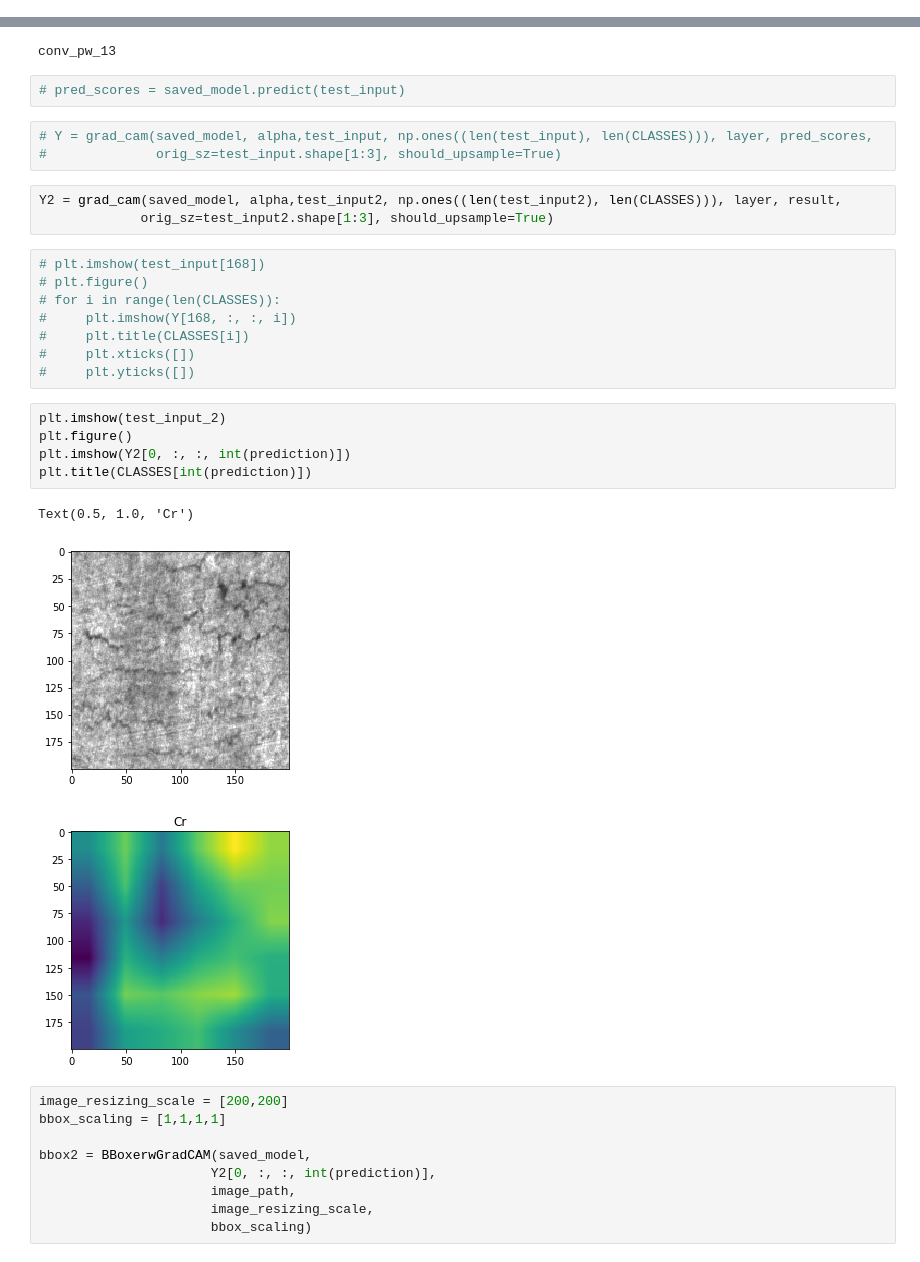
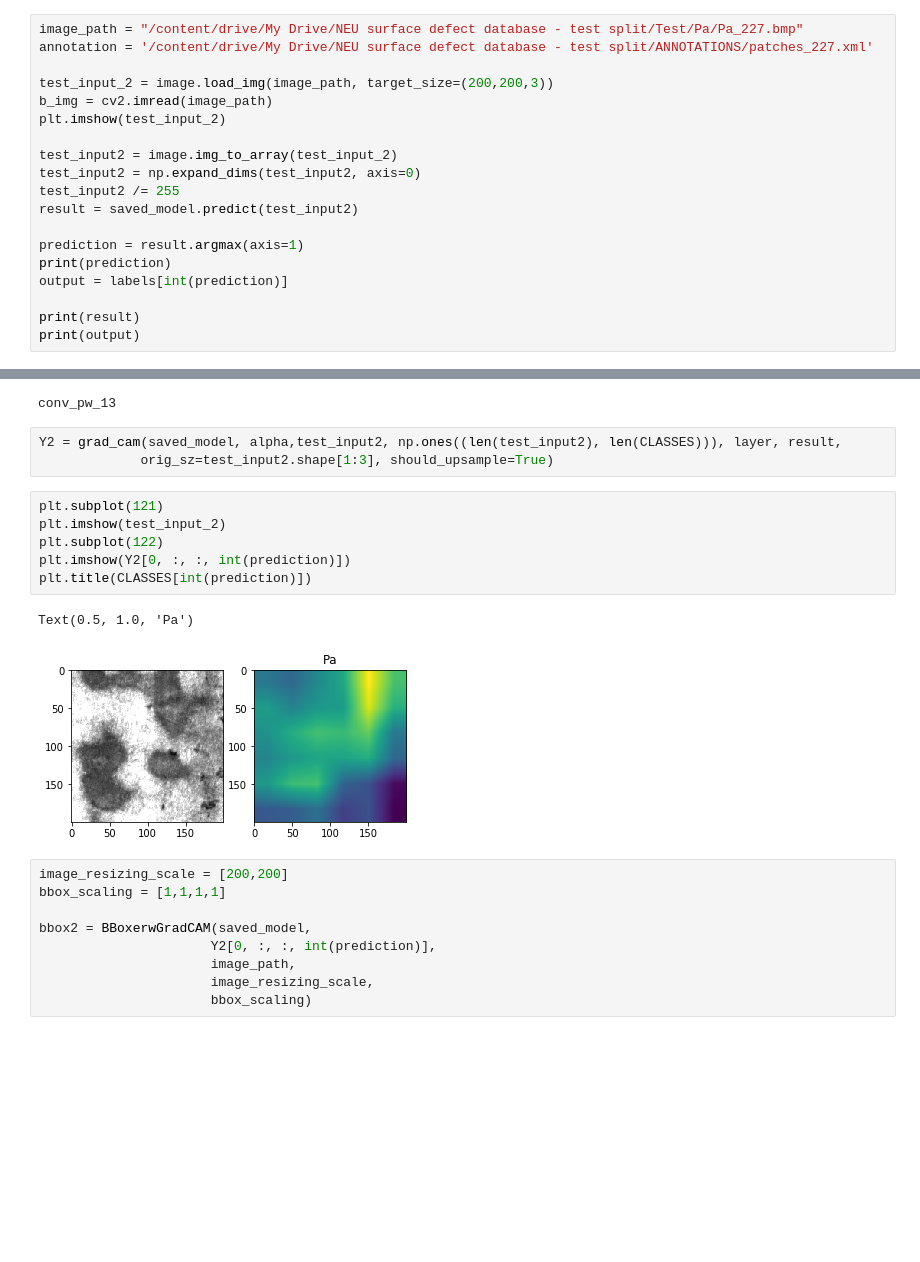
Before and after one commit to mahesh-sudhakar/NEU_XAI, a Jupyter notebook: xai_gradcam.ipynb, the cells around one changed output, grey strips where cells are left out. Cells and saved outputs as stored; diff of their text form; blank space fills up the shorter version.

```diff
--- a/xai_gradcam.ipynb
+++ b/xai_gradcam.ipynb
@@ -206,3 +180,22 @@ def grad_cam(input_model, weights, images, is_pass_threshold, final_layer, conf_
     else:
         cams = cams * np.expand_dims(np.expand_dims(is_pass_threshold, axis=1), axis=2)
     return cams
+# %%
+image_path = "/content/drive/My Drive/NEU surface defect database - test split/Test/Pa/Pa_227.bmp"
+annotation = '/content/drive/My Drive/NEU surface defect database - test split/ANNOTATIONS/patches_227.xml'
+
+test_input_2 = image.load_img(image_path, target_size=(200,200,3))
+b_img = cv2.imread(image_path)
+plt.imshow(test_input_2)
+
+test_input2 = image.img_to_array(test_input_2)
+test_input2 = np.expand_dims(test_input2, axis=0)
+test_input2 /= 255
+result = saved_model.predict(test_input2)
+
+prediction = result.argmax(axis=1)
+print(prediction)
+output = labels[int(prediction)]
+
+print(result)
+print(output)
@@ -317,31 +272,18 @@ print(alpha.shape)
 print(layer)
 # %% [output]
 conv_pw_13
-# %%
-# pred_scores = saved_model.predict(test_input)
-# %%
-# Y = grad_cam(saved_model, alpha,test_input, np.ones((len(test_input), len(CLASSES))), layer, pred_scores,
-#              orig_sz=test_input.shape[1:3], should_upsample=True)
 # %%
 Y2 = grad_cam(saved_model, alpha,test_input2, np.ones((len(test_input2), len(CLASSES))), layer, result,
              orig_sz=test_input2.shape[1:3], should_upsample=True)
-# %%
-# plt.imshow(test_input[168])
-# plt.figure()
-# for i in range(len(CLASSES)):
-#     plt.imshow(Y[168, :, :, i])
-#     plt.title(CLASSES[i])
-#     plt.xticks([])
-#     plt.yticks([])
 # %%
+plt.subplot(121)
 plt.imshow(test_input_2)
-plt.figure()
+plt.subplot(122)
 plt.imshow(Y2[0, :, :, int(prediction)])
 plt.title(CLASSES[int(prediction)])
 # %% [output]
-Text(0.5, 1.0, 'Cr')
+Text(0.5, 1.0, 'Pa')
-[figure, old version]
+[figure, new version]
-[figure, removed]
 # %%
 image_resizing_scale = [200,200]
 bbox_scaling = [1,1,1,1]
```
Also changed, not shown: parts of 26 cells of this notebook.
